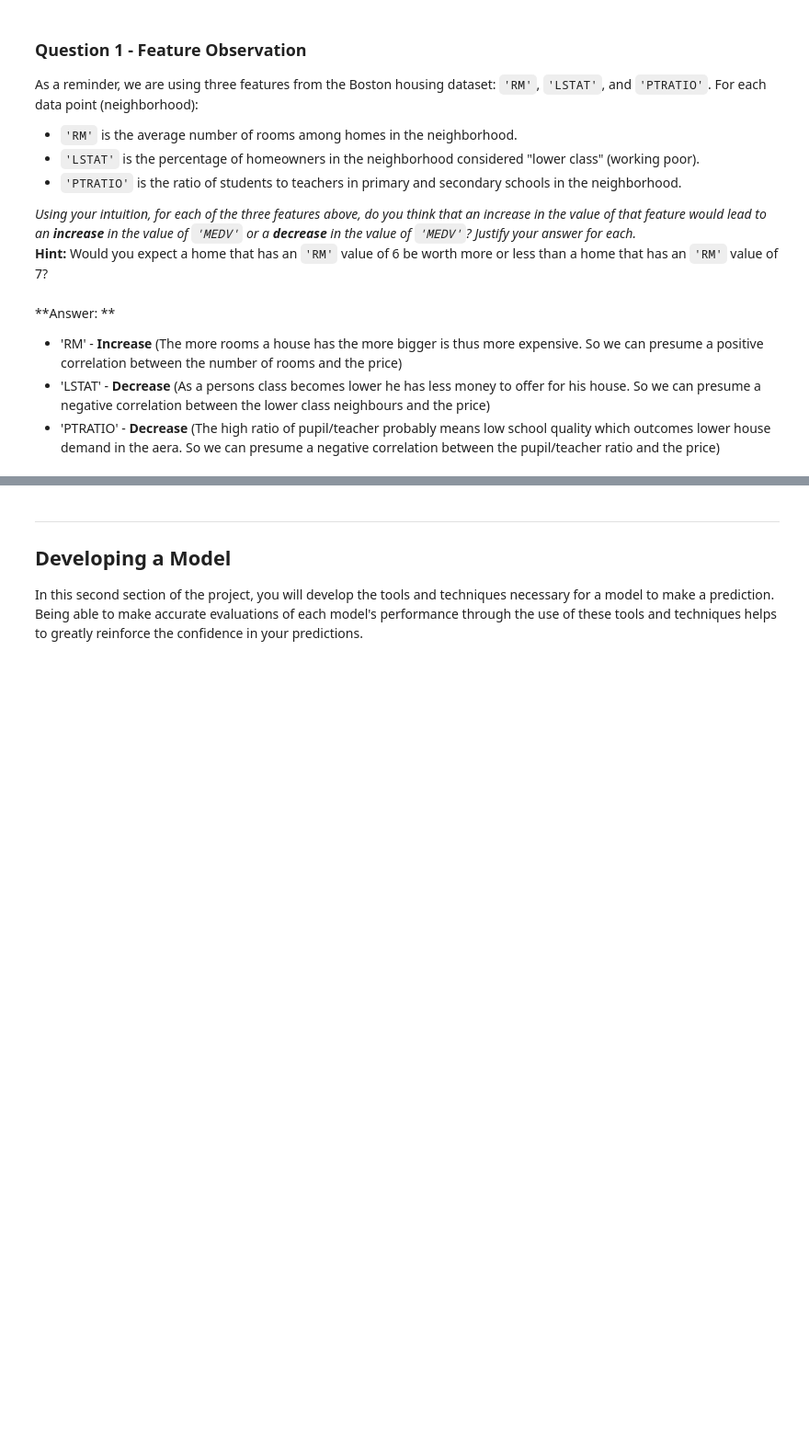
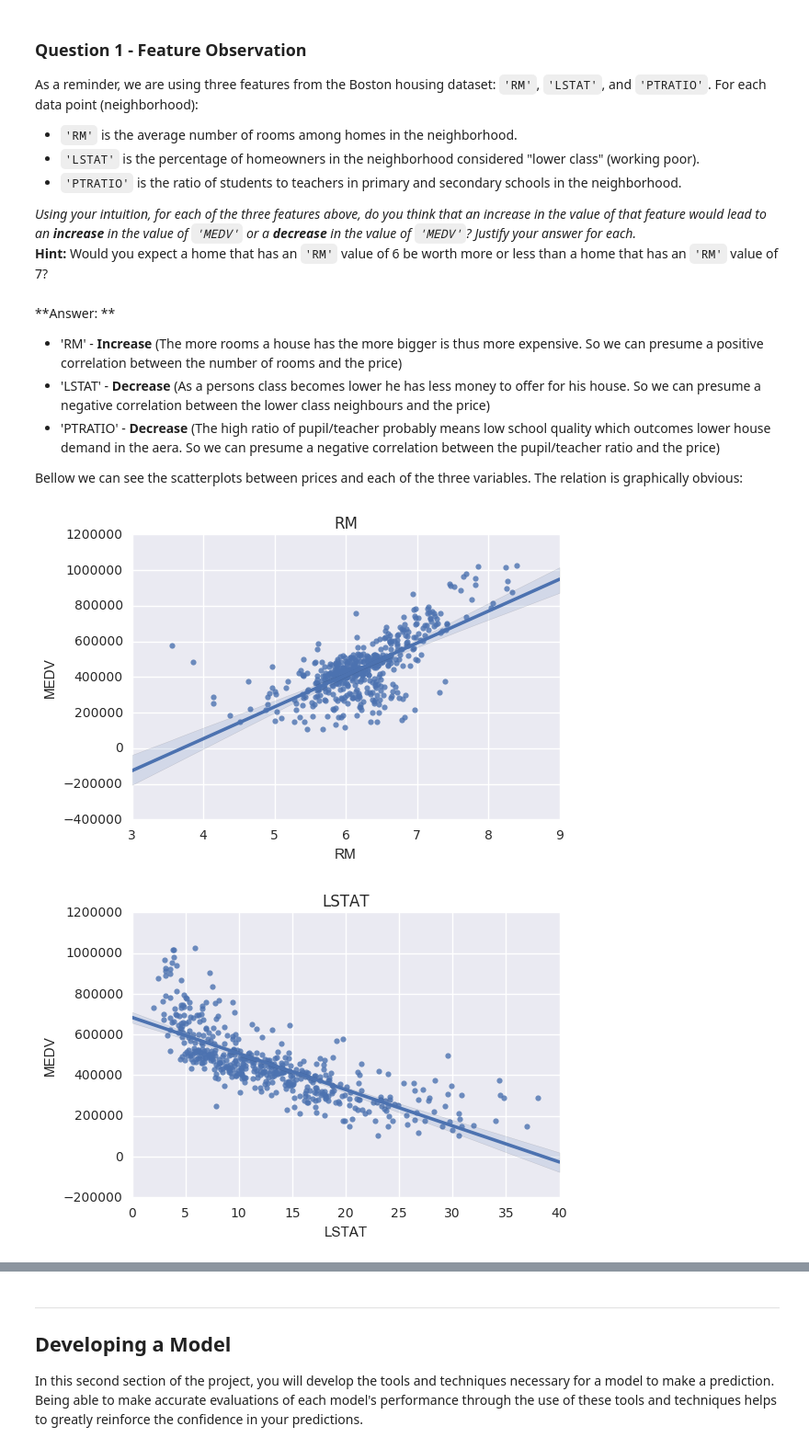
Before and after one commit to pnevmap/MLND, a Jupyter notebook: P1/boston_housing.ipynb, the cells around one changed output, grey strips where cells are left out. Shown at 92% size. Saved outputs shown, nothing was run; the diff lists cells and outputs as text; code cells hidden in the pictures; blank space fills up the shorter version.

```diff
--- a/P1/boston_housing.ipynb
+++ b/P1/boston_housing.ipynb
@@ -97,3 +98,15 @@ _Using your intuition, for each of the three features above, do you think that a
 * 'RM' - **Increase** (The more rooms a house has the more bigger is thus more expensive. So we can presume a positive correlation between the number of rooms and the price)
 * 'LSTAT' - **Decrease** (As a persons class becomes lower he has less money to offer for his house. So we can presume a negative correlation between the lower class neighbours and the price)
 * 'PTRATIO' - **Decrease** (The high ratio of pupil/teacher probably means low school quality which outcomes lower house demand in the aera. So we can presume a negative correlation between the pupil/teacher ratio and the price)
+
+Bellow we can see the scatterplots between prices and each of the three variables. The relation is graphically obvious:
+# %%
+import matplotlib.pyplot as plt
+import seaborn as sns
+for i, var in enumerate(['RM', 'LSTAT', 'PTRATIO']):
+    plt.title(var)
+    sns.regplot(data[var], prices)
+    plt.show()
+# %% [output]
+[figure, added]
+[figure, added]
```
Also changed, not shown: parts of 8 cells of this notebook, 1 other file.
